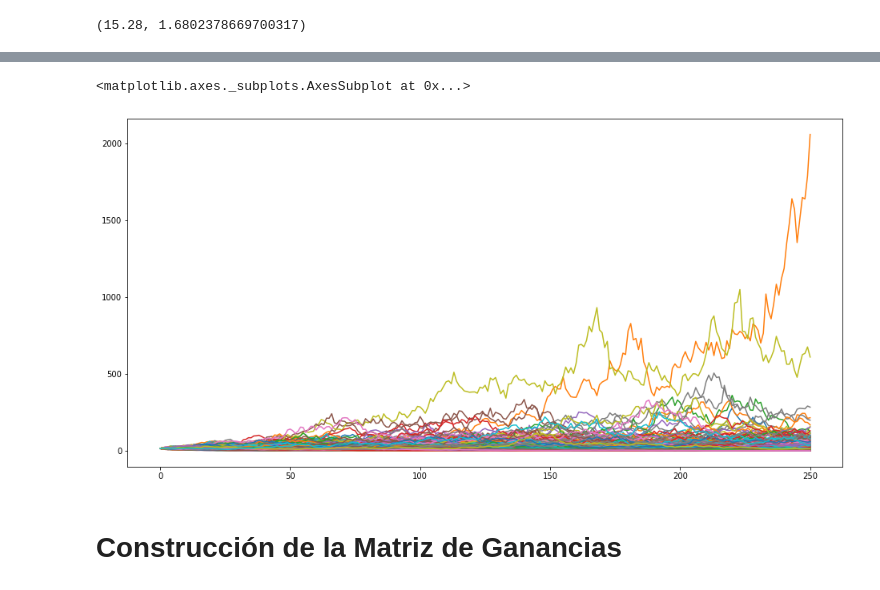
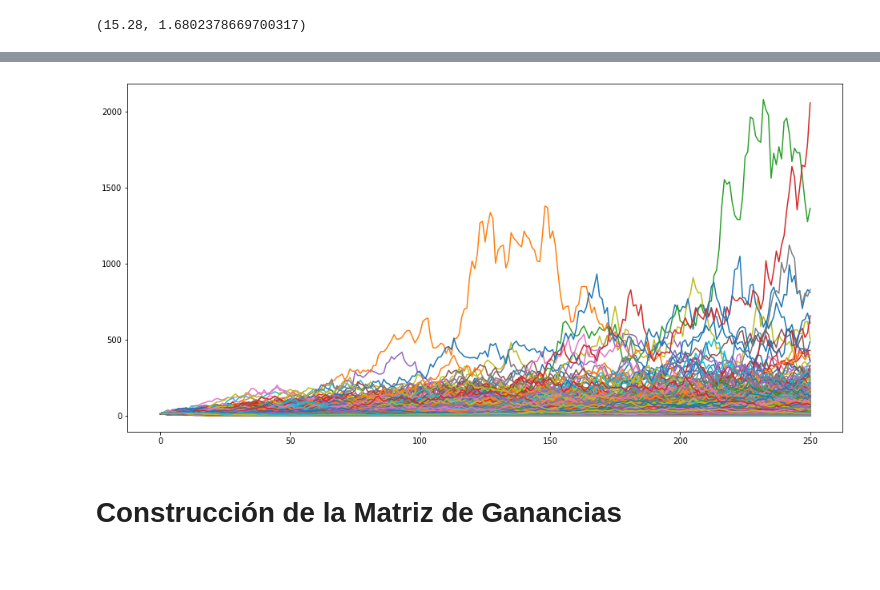
Before and after one commit to AnIsAsPe/LSM-Opciones-americanas, a Jupyter notebook: Notebooks/LSM_Opciones_americanas_Azucar.ipynb, the cells around one changed output, grey strips where cells are left out. Cells and saved outputs as stored; diff of their text form; code cells hidden in the pictures.

```diff
--- a/Notebooks/LSM_Opciones_americanas_Azucar.ipynb
+++ b/Notebooks/LSM_Opciones_americanas_Azucar.ipynb
@@ -12,10 +12,10 @@ import pandas as pd
 #### simula_precios()
 # %%
 def simula_precios(precio_inicial, tasa_interes, sigma, T, trayectorias):
-    '''La función regresa un dataframe donde cada columna corresponde a la
+    '''La función regresa un dataframe donde cada renglón corresponde a la
     simulación de la trayectoria del precio, bajo la hipótesis de que el precio
     del activo sigue un Movimiento Browniano Geométrico, comenzando por el
-    precio inicial en t = 0,  en el primer renglón y t = T en el último renglón.
+    precio inicial en t = 0,  en la primer columna y t = T en la última.
 
     * precio_inicial: Precio inicial del activo, cuando se firma la opción
     * tasa_interes: Tasa de interes considerada para la vigencia de la opción
@@ -26,9 +26,9 @@ def simula_precios(precio_inicial, tasa_interes, sigma, T, trayectorias):
 
     # Creamos una matriz de  ceros de tamaño T+1, trayectorias.
     np.random.seed(1)
-    MatrizPrecios = np.zeros((T + 1, trayectorias), dtype = np.float64)
+    MatrizPrecios = np.zeros((trayectorias, T + 1), dtype = np.float64)
     # Colocamos en el primer renglón(dia0) el precio inicial
-    MatrizPrecios[0,:] = precio_inicial
+    MatrizPrecios[:,0] = precio_inicial
 
 
 
@@ -37,9 +37,9 @@ def simula_precios(precio_inicial, tasa_interes, sigma, T, trayectorias):
         #partimos de una variable aleatoria distribución normal en cada una de las trayectorias a simular
         Z = np.random.standard_normal(size = trayectorias)
         weiner_process = sigma * Z / np.sqrt(T)  #weiner_process o movimiento browniano
-        MatrizPrecios[i, :] = (MatrizPrecios[i - 1, :] * np.exp((tasa_interes - sigma ** 2 / 2.) * 1 / T + weiner_process ))  # ec. (1.5) Gustafsson (2015)
+        MatrizPrecios[:, i] = (MatrizPrecios[:, i - 1] * np.exp((tasa_interes - sigma ** 2 / 2.) * 1 / T + weiner_process ))  # ec. (1.5) Gustafsson (2015)
 
-    return pd.DataFrame(MatrizPrecios,  columns=['tr_'+ str(col) for col in range(1, trayectorias+1)])
+    return pd.DataFrame(MatrizPrecios,  index=['simulacion_'+ str(row) for row in range(1, trayectorias+1)])
 # %% [markdown]
 #### LSM()
 # %%
@@ -146,9 +146,9 @@ Precios_df
 # %%
-muestra = np.random.choice(Precios_df.columns, 1000)
-Precios_df[muestra].plot(figsize=(16, 8), legend=False)
+muestra = np.random.choice(Precios_df.index, 5000)
+Precios_df.transpose()[muestra].plot(figsize=(16, 8), legend=False)
+plt.show()
 # %% [output]
-<matplotlib.axes._subplots.AxesSubplot at 0x...>
-[figure, old version]
+[figure, new version]
 # %% [markdown]
 # Construcción de la Matriz de Ganancias
 # %%
```
Also changed, not shown: parts of 5 cells of this notebook.
